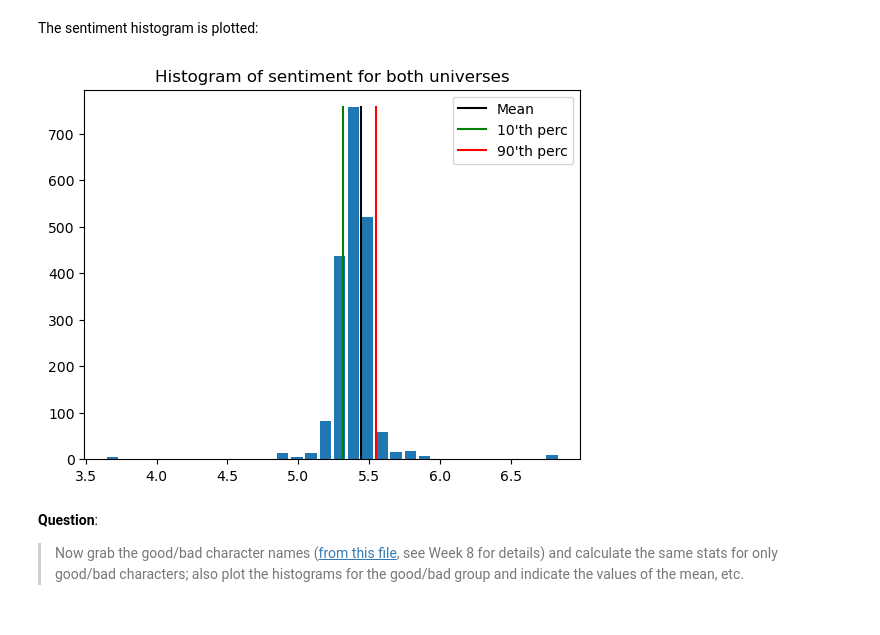
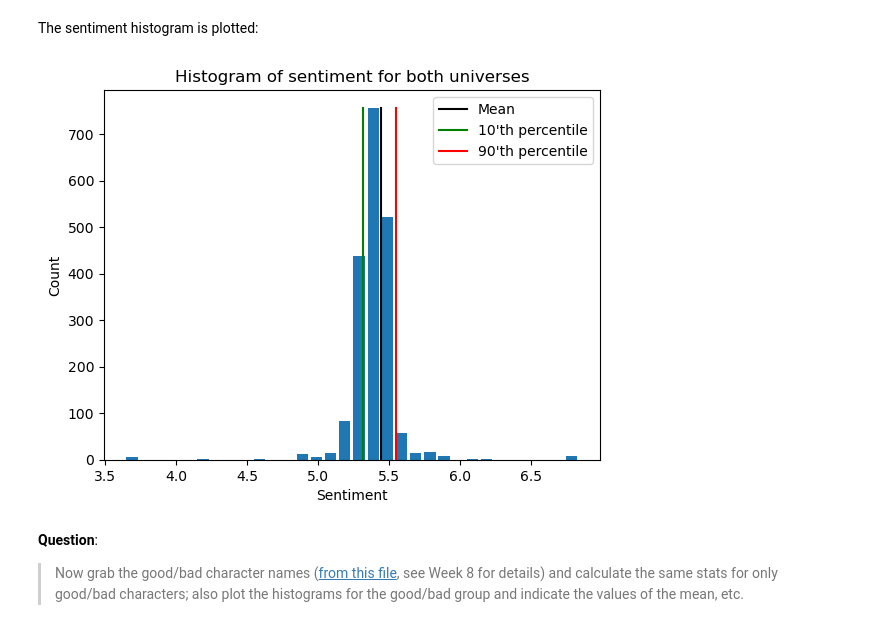
Before and after one commit to gpanagioto/projects_socialgraphs22, a Jupyter notebook: Assignment2/sg22_assignment_2_ima.ipynb, the cells around one changed output. Drawn from its saved outputs; the diff is of its cells as text; code cells hidden in the pictures.

Commit message:
some typos, added some labels

```diff
--- a/Assignment2/sg22_assignment_2_ima.ipynb
+++ b/Assignment2/sg22_assignment_2_ima.ipynb
@@ -949,15 +949,17 @@ hist, edges = np.histogram(sentiments_list, bins=v)
 # %%
 fig = plt.figure()
 plt.bar(edges[:-1], hist, width=0.08)
 plt.plot([mean_sent, mean_sent],[min(hist), max(hist)], 'k-', label='Mean')
-plt.plot([tenth_th_percentile, tenth_th_percentile],[min(hist), max(hist)], 'g-', label="10'th perc")
-plt.plot([ninetyth_percentile, ninetyth_percentile],[min(hist), max(hist)], 'r-', label="90'th perc")
+plt.plot([tenth_th_percentile, tenth_th_percentile],[min(hist), max(hist)], 'g-', label="10'th percentile")
+plt.plot([ninetyth_percentile, ninetyth_percentile],[min(hist), max(hist)], 'r-', label="90'th percentile")
 plt.title('Histogram of sentiment for both universes')
+plt.xlabel('Sentiment')
+plt.ylabel('Count')
 
 plt.legend()
 plt.show()
 # %% [output]
-[figure, old version]
+[figure, new version]
 # %% [markdown]
 __Question__:
 > Now grab the good/bad character names ([from this file](https://raw.githubusercontent.com/SocialComplexityLab/socialgraphs2022/b1668fe5fbea0765ed6f9cf896bfaf208a13765b/files/wiki_meta_data.csv), see Week 8 for details) and calculate the same stats for only good/bad characters; also plot the histograms for the good/bad group and indicate the values of the mean, etc.
```
Also changed, not shown: parts of 1 cell of this notebook.
